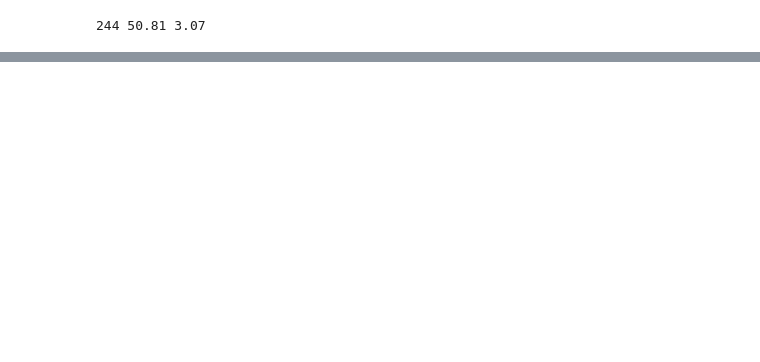
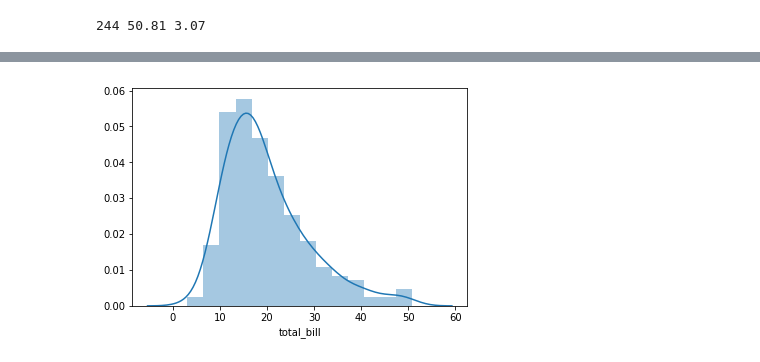
Before and after one commit to gigimic/scripts_all, a Jupyter notebook: plots_seaborn.ipynb, the cells around one changed output, grey strips where cells are left out. Saved outputs shown, nothing was run; the diff lists cells and outputs as text; code cells hidden in the pictures; blank space fills up the shorter version.

```diff
--- a/plots_seaborn.ipynb
+++ b/plots_seaborn.ipynb
@@ -49,0 +58,5 @@ plt.show()
+# %%
+sns.distplot(b['total_bill'])
+plt.show()
+# %% [output]
+[figure, added]
```
Also changed, not shown: parts of 4 cells of this notebook.
